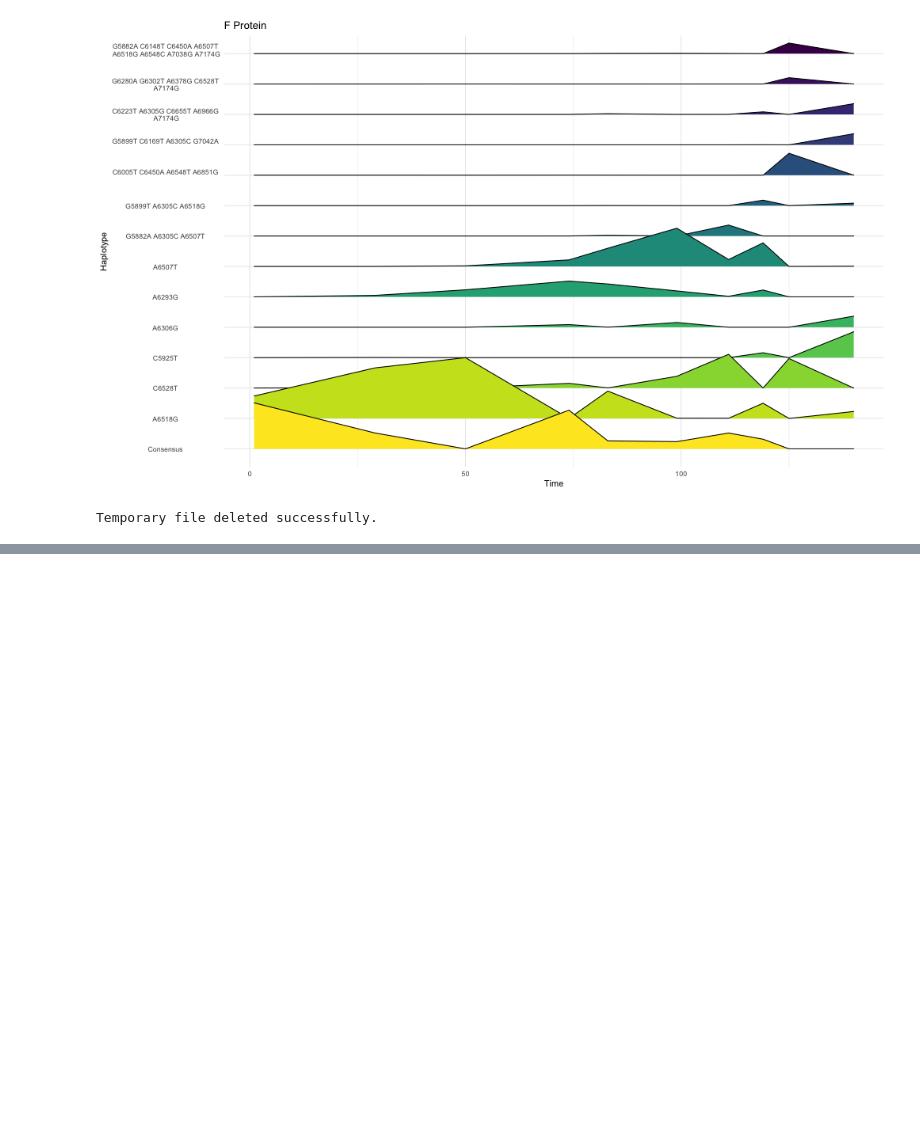
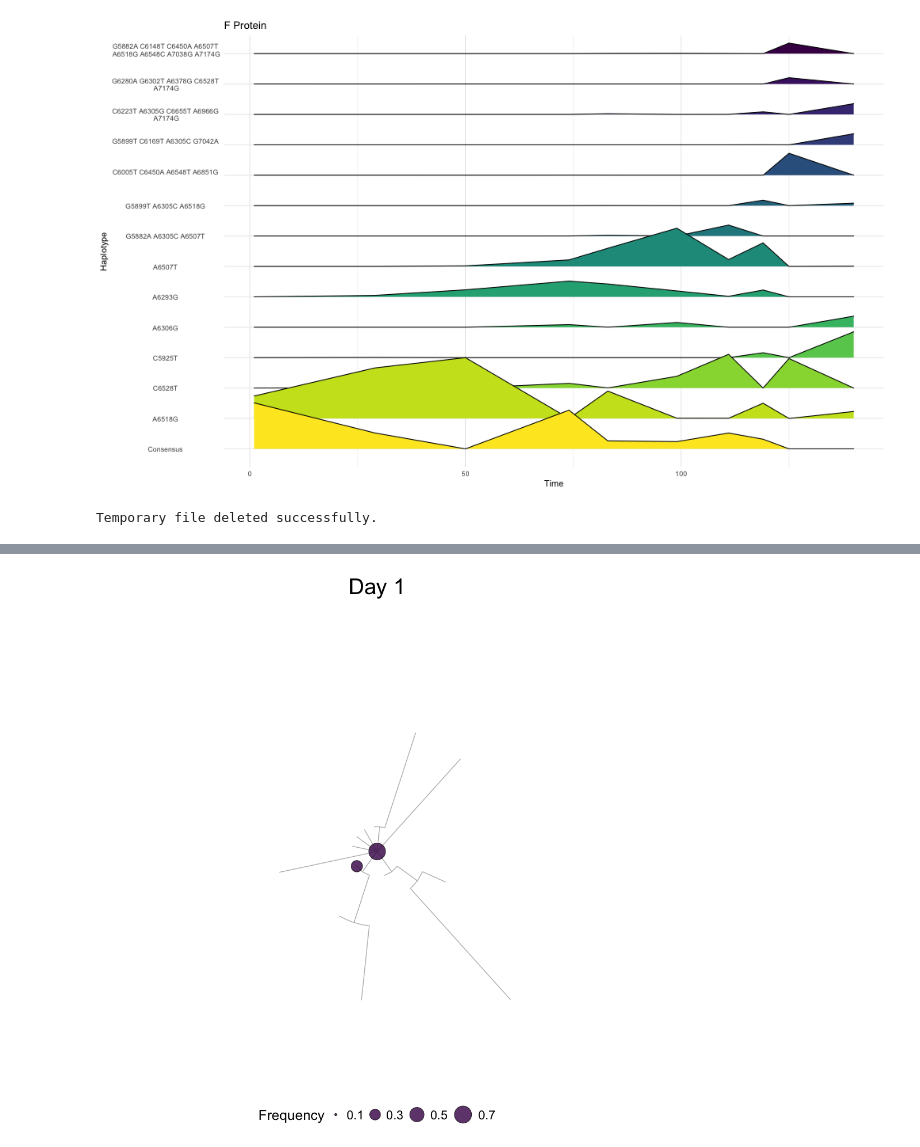
Before and after one commit to ewanwsmith/RSV_haplotype_reconstruction, a Jupyter notebook: src/haplotypes.ipynb, the cells around one changed output, grey strips where cells are left out. Cells and saved outputs as stored; diff of their text form; code cells hidden in the pictures; blank space fills up the shorter version.

Commit message:
create plot from JC tree

```diff
--- a/src/haplotypes.ipynb
+++ b/src/haplotypes.ipynb
@@ -693,11 +630,15 @@ print(haps)
 # try using plot_ly()
 
 @rput haps
+@rput protein_name
+@rput haps_path
 
 R"""
-# Get working directory for resetting later
-library(dplyr)
-library(plotly)
+# Define html_path by replacing .csv with .html
+html_path <- sub("\\.csv$", ".html", haps_path)
+
+# Define folder_path by extracting the directory name from haps_path
+folder_path <- dirname(haps_path)
 
 # Get working directory for resetting later
 home_wd <- getwd()
@@ -706,8 +647,8 @@ home_wd <- getwd()
 haps <- haps %>%
   mutate(
     tooltip_text = ifelse(is.na(variant),
-                          paste("Consensus"),  # Show only "Consensus" when variant is NA
-                          paste(variant)),  # Show only the variant when it's not NA
+                          "Consensus",  # Show only "Consensus" when variant is NA
+                          variant),  # Show only the variant when it's not NA
     Day = as.numeric(Time)  # Ensure Time is numeric and assign it to Day
   )
 
@@ -736,7 +677,7 @@ interpolate_sizes <- function(data, n = 10) {
         )
 
       full_data <- rbind(full_data, interp_data)
-    }z
+    }
   }
 
   return(full_data)
@@ -1007,0 +919,67 @@ Temporary file deleted successfully.
+# %%
+# Pass metadata to R
+@rput haps
+@rput times
+
+# Set the directory path for the output images
+output_directory = joinpath(pwd(), "ggplot_output")
+@rput output_directory
+
+# Create the output directory if it doesn't exist
+isdir(output_directory) || mkpath(output_directory)
+
+# R code to generate plots
+R"""
+# Read the tree file
+tree <- read.tree("/Users/e.smith.5/Documents/PhD/RSV_project/RSV_haplotype_reconstruction/data/iqtree/F_haplotypes/14/Consensus0_F_14_haplotypes_JC.treefile")
+
+# Merge metadata with tree data, removing any rows with missing values and filtering out frequency = 0
+tree_data <- ggtree::fortify(tree) %>%
+  left_join(haps, by = c("label" = "Haplotype")) %>%
+  filter(Time == 1, Frequency > 0) %>%  # Filter out frequency = 0
+  na.omit()  # Remove rows with missing values
+
+# Define the max size for the points
+max_point_size <- 10
+
+# Extract the Time value (assuming it's consistent across all rows in tree_data)
+time_value <- unique(tree_data$Time)
+
+# Choose a color from the Viridis palette closer to the yellow end
+selected_color <- viridis::viridis(1)  # Choose a color close to the yellow end of the spectrum
+
+# Create the plot with scaled branch lengths and thinner lines
+p <- ggtree(tree, layout = "fan", color = "grey") %<+% tree_data +
+  geom_point(aes(size = Frequency),
+             fill = selected_color,  # Set all points to the chosen color
+             shape = 21, color = "black", alpha = 0.8) +  # Set alpha to 0.8
+  ggtitle(paste("Day", time_value)) +  # Add the dynamic title
+  scale_size_continuous(name = "Frequency",
+                        range = c(1, max_point_size),  # Control point size
+                        breaks = c(0.1, 0.3, 0.5, 0.7),  # Explicit breaks
+                        limits = c(0.1, 0.7)) +  # Limit the size range
+  theme(legend.position = "bottom",
+        plot.title = element_text(size = 28, hjust = 0.5, vjust = 1, margin = margin(t = 5, b = 5)),  # Center title and reduce space
+        legend.text = element_text(size = 16),  # Increase legend text size
+        legend.title = element_text(size = 18),  # Increase legend title size
+        legend.margin = margin(t = -10),  # Move legend closer to the plot
+        plot.margin = unit(c(2, 2, 2, 2), "mm"))  # Reduce margins around the plot
+
+# Save the plot with adjusted resolution and dimensions
+png(filename = $output_path, width = 1000, height = 1000, res = 100)
+print(p)
+dev.off()
+"""
+
+# Read and display the image file in Julia
+if isfile(output_path)
+  img = load(output_path)
+  display(img)
+
+  # Delete the temporary image file after displaying
+  rm(output_path; force = true)
+  println("Temporary file deleted successfully.")
+else
+  println("File does not exist.")
+end
+# %% [output]
@@ -1007,0 +992 @@ Temporary file deleted successfully.
+[figure, added]
```
Also changed, not shown: parts of 10 cells of this notebook, 15 other files.
